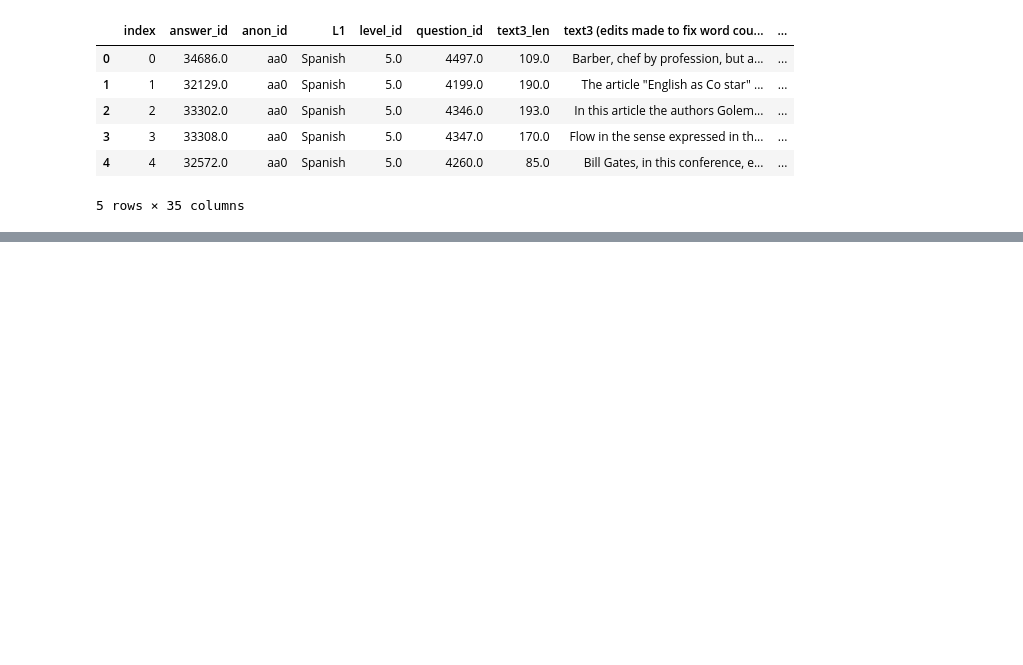
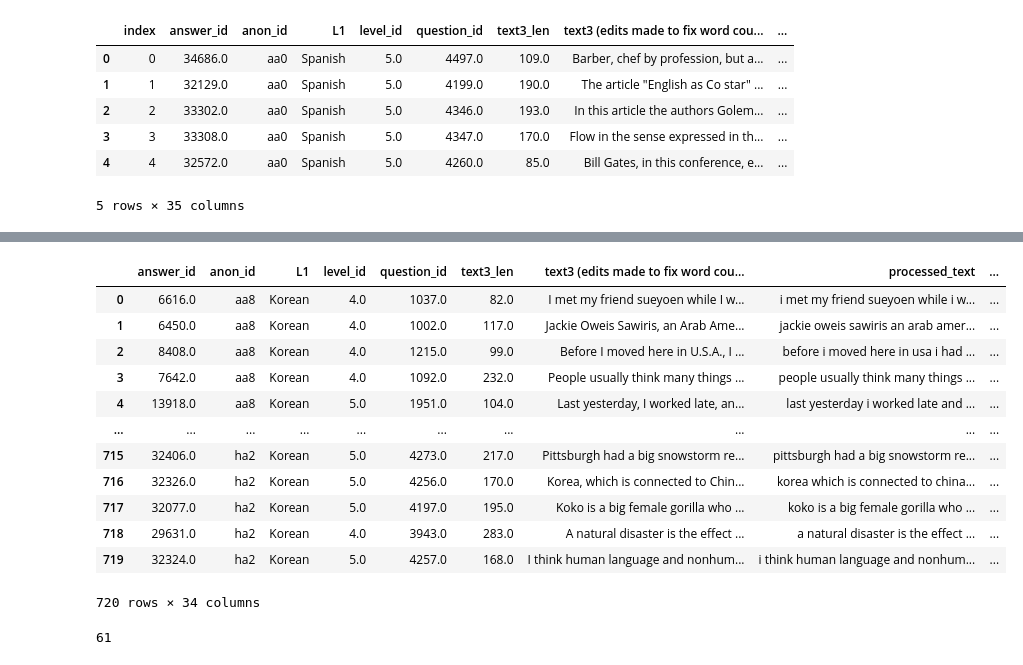
Before and after one commit to mencer456/LRDC-Research, a Jupyter notebook: L2SCA_Processing.ipynb, the cells around one changed output, grey strips where cells are left out. Drawn from its saved outputs; the diff is of its cells as text; code cells hidden in the pictures; blank space fills up the shorter version.

```diff
--- a/L2SCA_Processing.ipynb
+++ b/L2SCA_Processing.ipynb
@@ -191,0 +232,7 @@ loose_merged.head()
+# %%
+l45=ind_loose.query('n_anon_ids==2')
+# %%
+ids=l45['anon_id'].tolist()
+# %%
+loose45=loose_merged.copy()
+loose45
@@ -191,0 +253,28 @@ loose_merged.head()
+# %%
+ind=0
+for i in loose45.anon_id:
+    if i not in ids:
+        loose45.drop(index=ind,inplace=True)
+    ind+=1
+
+final=loose45.reset_index().drop(columns={'level_0','index'})
+# %%
+final
+# %% [output]
+|  | answer_id | anon_id | L1 | level_id | question_id | text3_len | text3 (edits made to fix word cou... | processed_text | ... |
+| 0 | 6616.0 | aa8 | Korean | 4.0 | 1037.0 | 82.0 | I met my friend sueyoen while I w... | i met my friend sueyoen while i w... | ... |
+| 1 | 6450.0 | aa8 | Korean | 4.0 | 1002.0 | 117.0 | Jackie Oweis Sawiris, an Arab Ame... | jackie oweis sawiris an arab amer... | ... |
+| 2 | 8408.0 | aa8 | Korean | 4.0 | 1215.0 | 99.0 | Before I moved here in U.S.A., I ... | before i moved here in usa i had ... | ... |
+| 3 | 7642.0 | aa8 | Korean | 4.0 | 1092.0 | 232.0 | People usually think many things ... | people usually think many things ... | ... |
+| 4 | 13918.0 | aa8 | Korean | 5.0 | 1951.0 | 104.0 | Last yesterday, I worked late, an... | last yesterday i worked late and ... | ... |
+| ... | ... | ... | ... | ... | ... | ... | ... | ... | ... |
+| 715 | 32406.0 | ha2 | Korean | 5.0 | 4273.0 | 217.0 | Pittsburgh had a big snowstorm re... | pittsburgh had a big snowstorm re... | ... |
+| 716 | 32326.0 | ha2 | Korean | 5.0 | 4256.0 | 170.0 | Korea, which is connected to Chin... | korea which is connected to china... | ... |
+| 717 | 32077.0 | ha2 | Korean | 5.0 | 4197.0 | 195.0 | Koko is a big female gorilla who ... | koko is a big female gorilla who ... | ... |
+| 718 | 29631.0 | ha2 | Korean | 4.0 | 3943.0 | 283.0 | A natural disaster is the effect ... | a natural disaster is the effect ... | ... |
+| 719 | 32324.0 | ha2 | Korean | 5.0 | 4257.0 | 168.0 | I think human language and nonhum... | i think human language and nonhum... | ... |
+720 rows × 34 columns
+# %%
+len(ids)
+# %% [output]
+61
```
Also changed, not shown: parts of 7 cells of this notebook, 2 other files.
